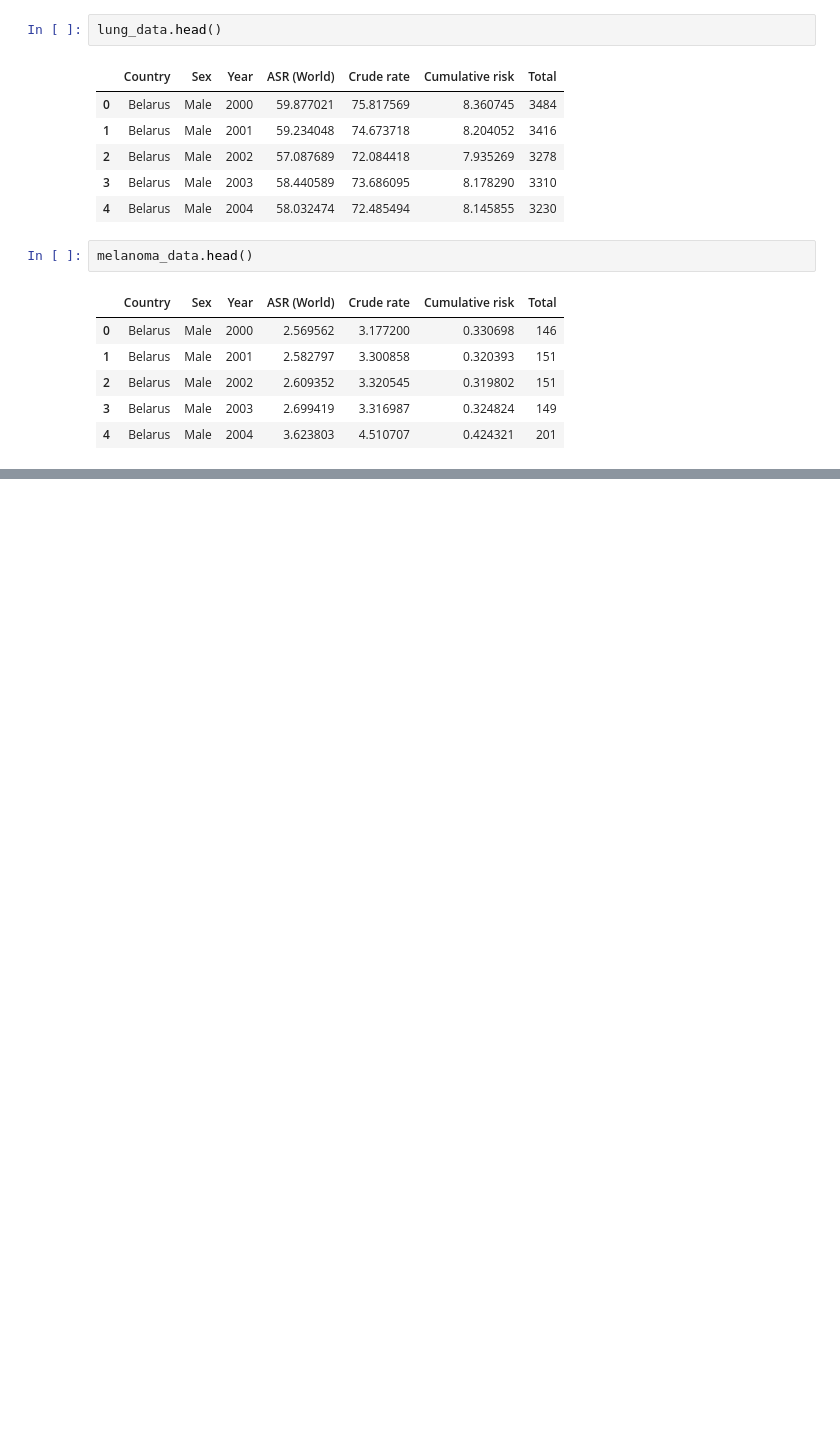
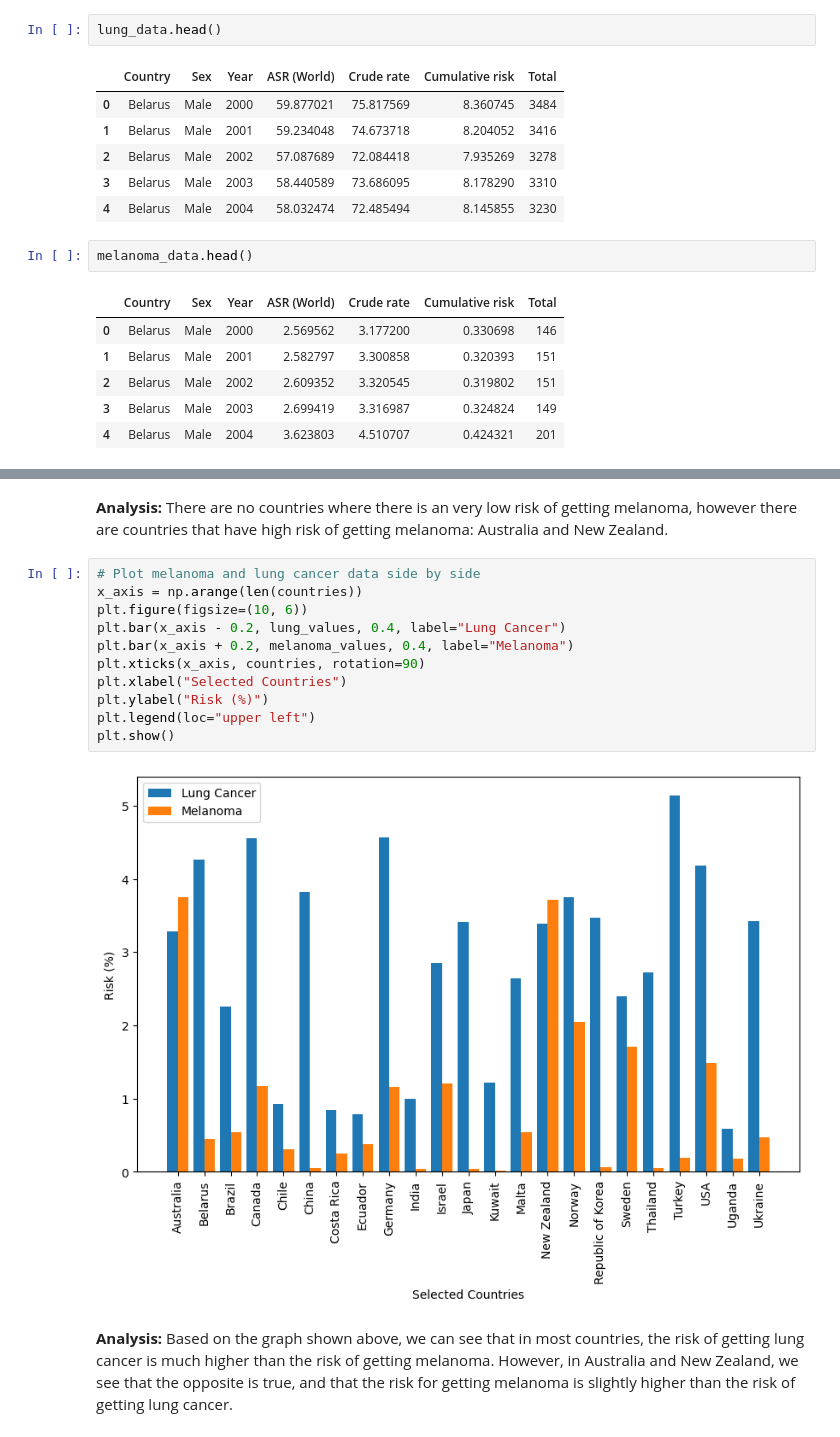
Before and after one commit to rohanhpatel/nw-project-1, a Jupyter notebook: project1.ipynb, the cells around one changed output, grey strips where cells are left out. Saved outputs shown, nothing was run; the diff lists cells and outputs as text; blank space fills up the shorter version.

```diff
--- a/project1.ipynb
+++ b/project1.ipynb
@@ -234,0 +334,17 @@ plt.show()
+# %% [markdown]
+**Analysis:** There are no countries where there is an very low risk of getting melanoma, however there are countries that have high risk of getting melanoma: Australia and New Zealand.
+# %%
+# Plot melanoma and lung cancer data side by side
+x_axis = np.arange(len(countries))
+plt.figure(figsize=(10, 6))
+plt.bar(x_axis - 0.2, lung_values, 0.4, label="Lung Cancer")
+plt.bar(x_axis + 0.2, melanoma_values, 0.4, label="Melanoma")
+plt.xticks(x_axis, countries, rotation=90)
+plt.xlabel("Selected Countries")
+plt.ylabel("Risk (%)")
+plt.legend(loc="upper left")
+plt.show()
+# %% [output]
+[figure, added]
+# %% [markdown]
+**Analysis:** Based on the graph shown above, we can see that in most countries, the risk of getting lung cancer is much higher than the risk of getting melanoma. However, in Australia and New Zealand, we see that the opposite is true, and that the risk for getting melanoma is slightly higher than the risk of getting lung cancer.
```
Also changed, not shown: parts of 27 cells of this notebook.
